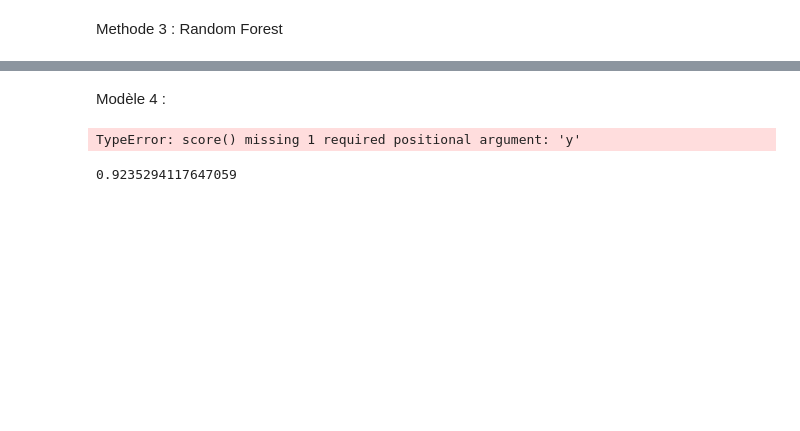
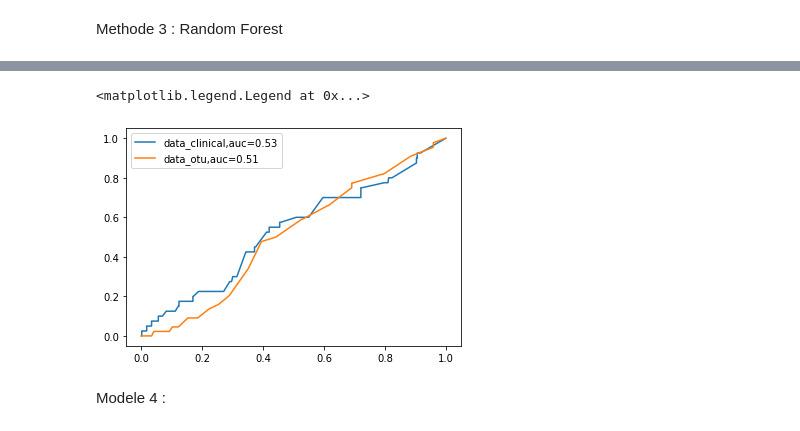
Before and after one commit to HadramiNdoye/Devoir_1_fouille_texte, a Jupyter notebook: Devoir_1.ipynb, the cells around one changed output, grey strips where cells are left out. Drawn from its saved outputs; the diff is of its cells as text; code cells hidden in the pictures; blank space fills up the shorter version.

```diff
--- a/Devoir_1.ipynb
+++ b/Devoir_1.ipynb
@@ -227,0 +244,5 @@ roc_auc_score(y_test,y_score[:,1])
+# %%
+from sklearn.ensemble import RandomForestClassifier
+model_3 = RandomForestClassifier()
+model_3_clinical = model_selection(model_3,train_data_clinical,y_train_clinical,test_data_clinical,y_test_clinical)
+model_3_otu = model_selection(model_3,train_data_otu,y_train_otu,test_data_otu,y_test_otu)
@@ -228,12 +256,13 @@ roc_auc_score(y_test,y_score[:,1])
+# %%
+fpr_clinical,tpr_clinical,thres_clinical = roc_curve(y_test_clinical, model_3_clinical['vect_pred'])
+auc_clinical = roc_auc_score(y_test_clinical,model_3_clinical['vect_pred'])
+fpr_otu,tpr_otu,thres_otu = roc_curve(y_test_otu, model_3_otu['vect_pred'])
+auc_otu = roc_auc_score(y_test_otu,model_3_otu['vect_pred'])
+plt.plot(fpr_clinical,tpr_clinical,label="data_clinical,auc="+str(np.round(auc_clinical,2)))
+plt.plot(fpr_otu,tpr_otu,label="data_otu,auc="+str(np.round(auc_otu,2)))
+plt.legend()
+# %% [output]
+<matplotlib.legend.Legend at 0x...>
+[figure, added]
 # %% [markdown]
-Modèle 4 :
+Modele 4 :
-# %%
-from sklearn.svm import SVC
-model_4 = SVC()
-model_4.fit(X_train,y_train)
-# %% [output]
-TypeError: score() missing 1 required positional argument: 'y'
-# %%
-model_4.score(X_test,y_test)
-# %% [output]
-0.9235294117647059
```
Also changed, not shown: parts of 32 cells of this notebook.
